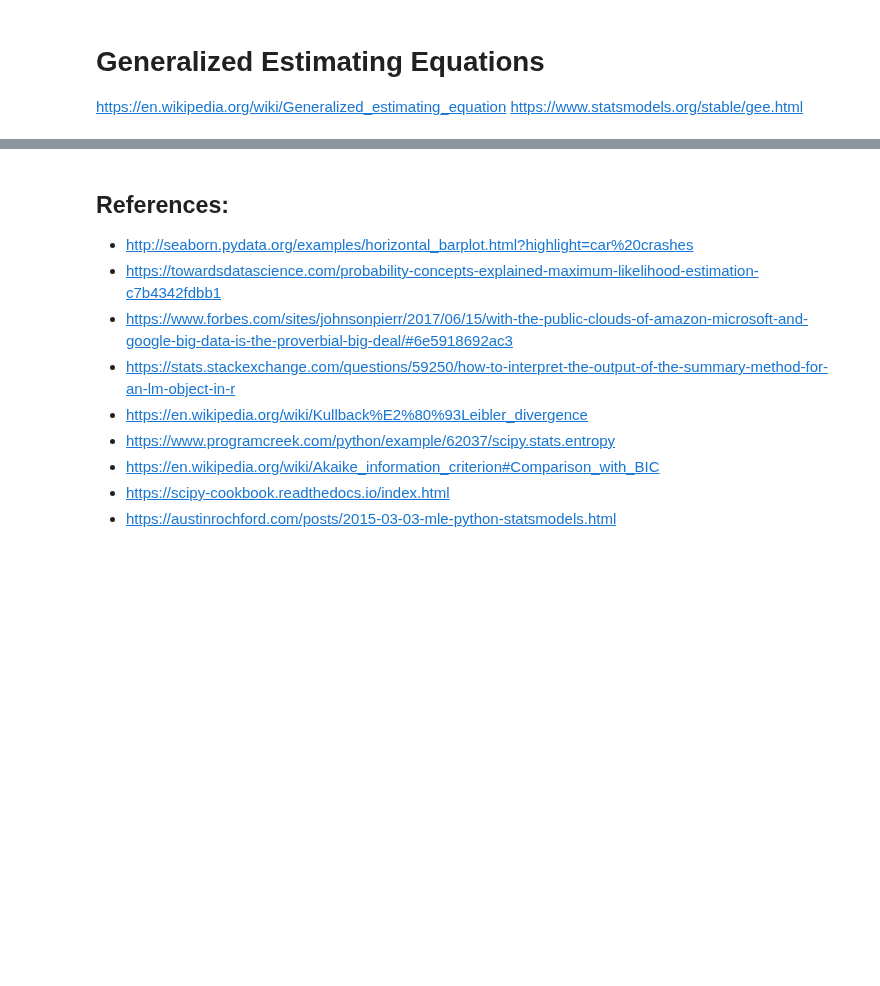
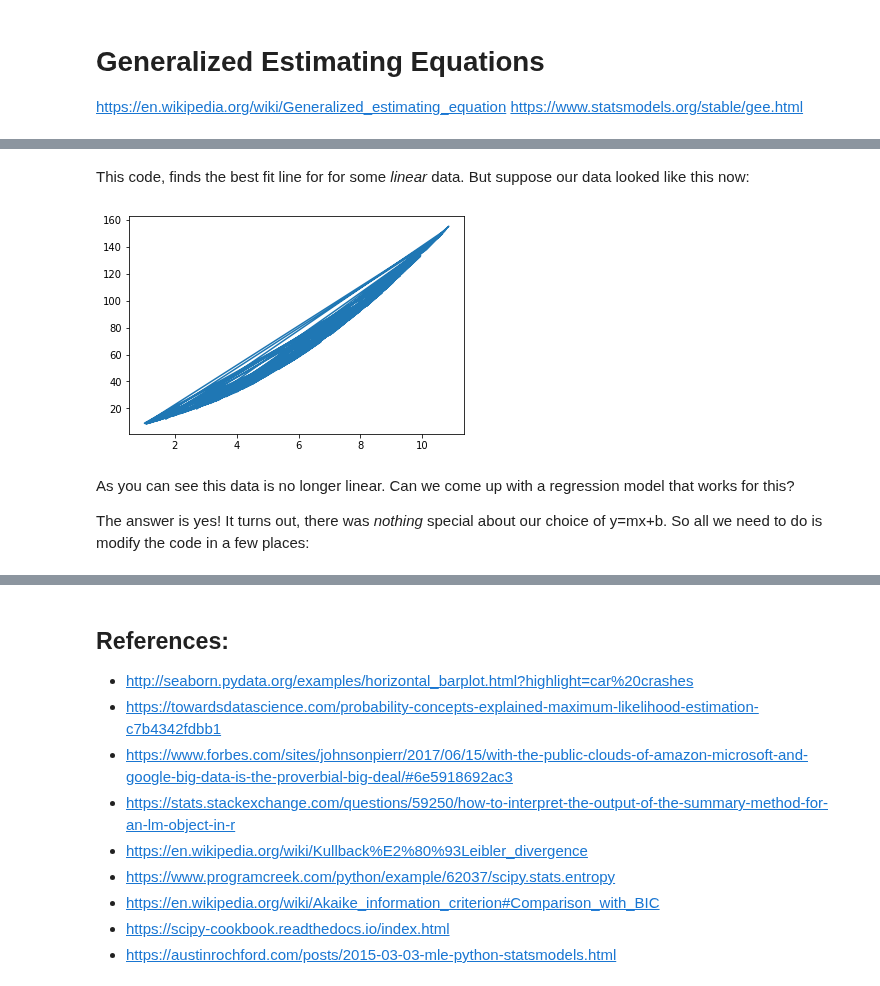
Before and after one commit to EricSchles/datascience_book, a Jupyter notebook: An Introduction to Regression - 03.ipynb, the cells around one changed output, grey strips where cells are left out. Saved outputs shown, nothing was run; the diff lists cells and outputs as text; code cells hidden in the pictures; blank space fills up the shorter version.

Commit message:
finished non-linear differentiation

```diff
--- a/An Introduction to Regression - 03.ipynb
+++ b/An Introduction to Regression - 03.ipynb
@@ -1614,0 +1688,14 @@ https://www.statsmodels.org/stable/gee.html
+# %% [markdown]
+This code, finds the best fit line for for some _linear_ data.  But suppose our data looked like this now:
+# %%
+X = [random.randint(1, 10)+random.random()*1 for _ in range(100)]
+y = [4 + 3*X[i] + np.power(X[i], 2) + random.random() for i in range(len(X))]
+
+plt.plot(X, y)
+plt.show()
+# %% [output]
+[figure, added]
+# %% [markdown]
+As you can see this data is no longer linear.  Can we come up with a regression model that works for this?
+
+The answer is yes!  It turns out, there was _nothing_ special about our choice of y=mx+b.  So all we need to do is modify the code in a few places:
```
Also changed, not shown: parts of 6 cells of this notebook.
